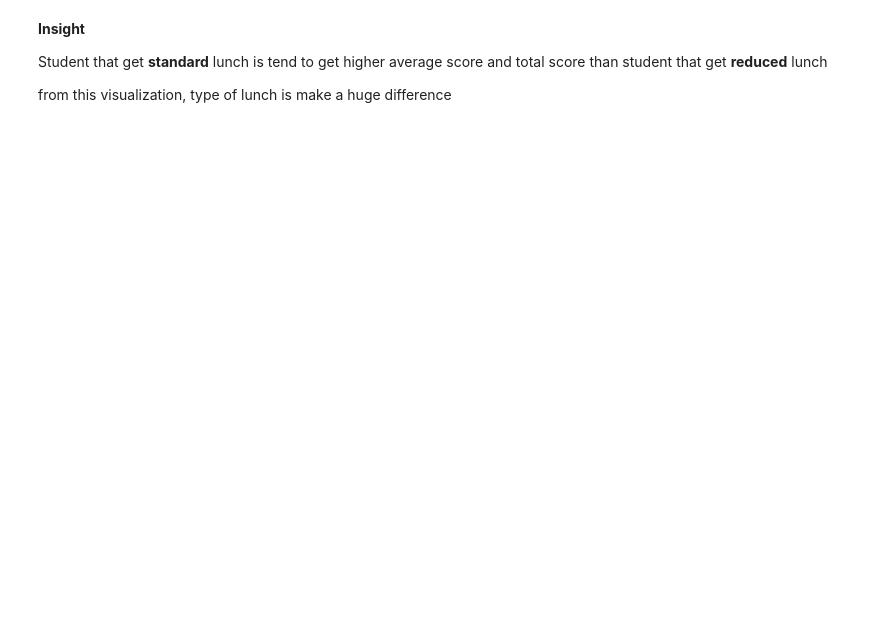
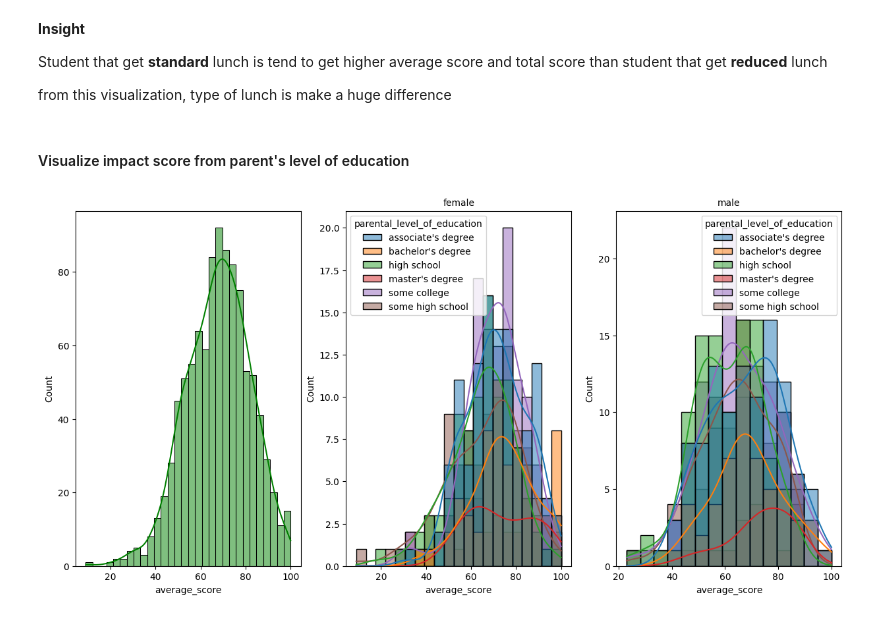
Before and after one commit to evanarnanda/PredictStudentTestScore, a Jupyter notebook: notebook/EDA.ipynb, the cells around one changed output. Drawn from its saved outputs; the diff is of its cells as text; code cells hidden in the pictures; blank space fills up the shorter version.

```diff
--- a/notebook/EDA.ipynb
+++ b/notebook/EDA.ipynb
@@ -328,3 +328,9 @@ basic_histogram_3_vis(student_df, 'total_score', 'lunch')
 Student that get **standard** lunch is tend to get higher average score and total score than student that get **reduced** lunch
 
 from this visualization, type of lunch is make a huge difference
+# %% [markdown]
+#### Visualize impact score from parent's level of education
+# %%
+basic_histogram_3_vis(student_df.sort_values('parental_level_of_education'), 'average_score', 'parental_level_of_education')
+# %% [output]
+[figure, added]
```
Also changed, not shown: parts of 9 cells of this notebook.
